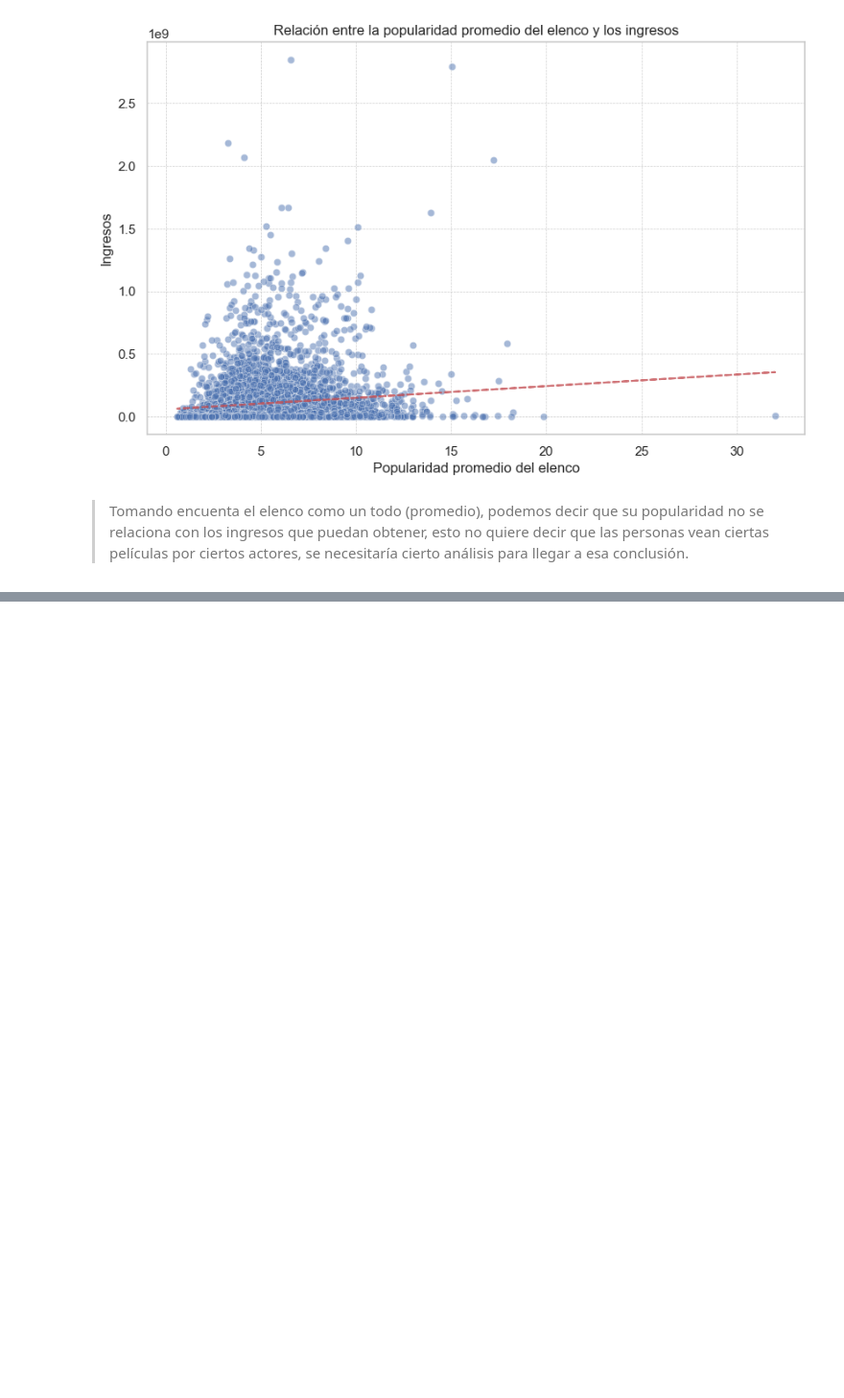
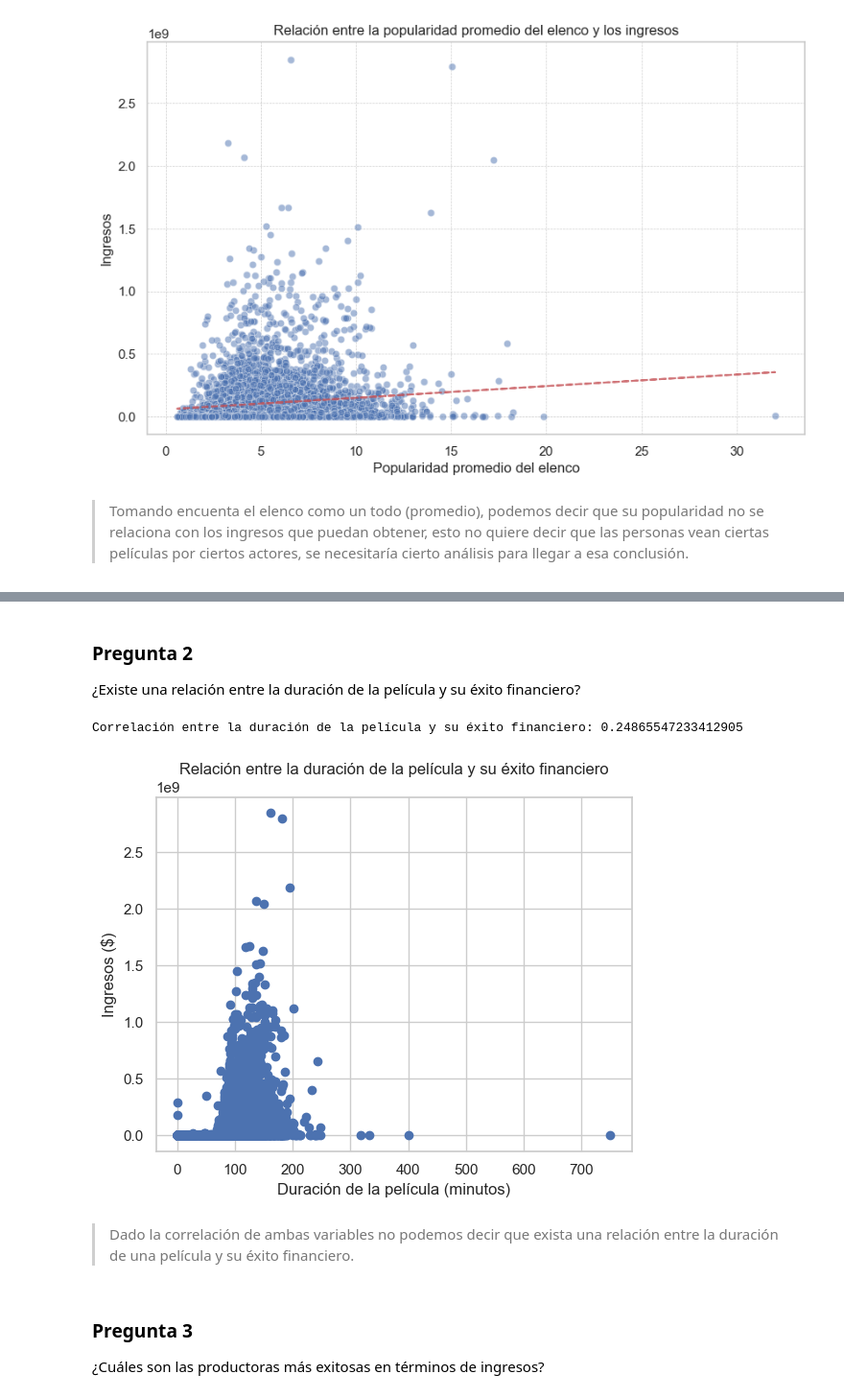
Before and after one commit to Gxrco/DM-HT1, a Jupyter notebook: descriptive_analysis.ipynb, the cells around one changed output, grey strips where cells are left out. Shown at 96% size. Saved outputs shown, nothing was run; the diff lists cells and outputs as text; code cells hidden in the pictures; blank space fills up the shorter version.

```diff
--- a/descriptive_analysis.ipynb
+++ b/descriptive_analysis.ipynb
@@ -276,0 +299,22 @@ Correlación entre la popularidad promedio del elenco y los ingresos: 0.1179
+# %% [markdown]
+### Pregunta 2
+¿Existe una relación entre la duración de la película y su éxito financiero?
+# %%
+df['runtime'] = pd.to_numeric(df['runtime'], errors='coerce')
+df['revenue'] = pd.to_numeric(df['revenue'], errors='coerce')
+df.dropna(subset=['runtime', 'revenue'], inplace=True)
+correlation = df['runtime'].corr(df['revenue'])
+print(f'Correlación entre la duración de la película y su éxito financiero: {correlation}')
+plt.scatter(df['runtime'], df['revenue'])
+plt.xlabel('Duración de la película (minutos)')
+plt.ylabel('Ingresos ($)')
+plt.title('Relación entre la duración de la película y su éxito financiero')
+plt.show()
+# %% [output]
+Correlación entre la duración de la película y su éxito financiero: 0.24865547233412905
+[figure, added]
+# %% [markdown]
+> Dado la correlación de ambas variables no podemos decir que exista una relación entre la duración de una película y su éxito financiero.
+# %% [markdown]
+### Pregunta 3
+¿Cuáles son las productoras más exitosas en términos de ingresos?
```
Also changed, not shown: parts of 16 cells of this notebook.
